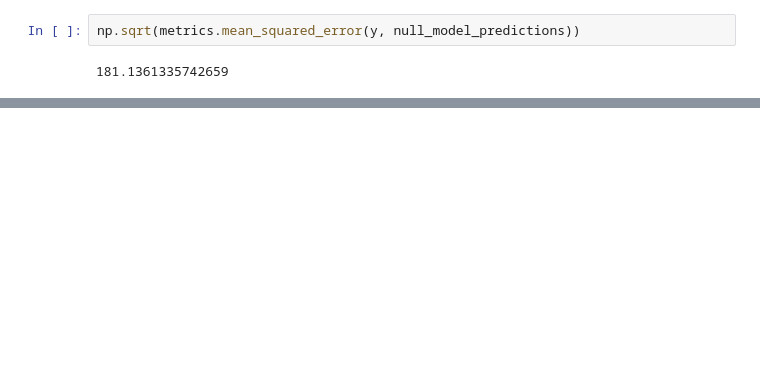
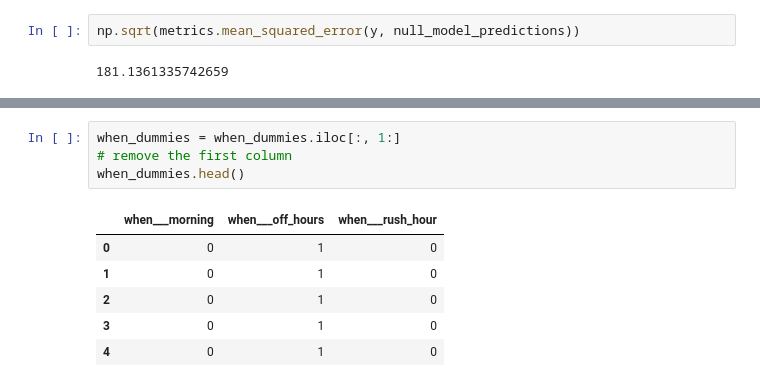
Before and after one commit to sturrion/Principles-of-Data-Science, a Jupyter notebook: Code/chapter_10.ipynb, the cells around one changed output, grey strips where cells are left out. Drawn from its saved outputs; the diff is of its cells as text; blank space fills up the shorter version.

```diff
--- a/Code/chapter_10.ipynb
+++ b/Code/chapter_10.ipynb
@@ -235,0 +365,11 @@ np.sqrt(metrics.mean_squared_error(y, null_model_predictions))
+# %%
+when_dummies = when_dummies.iloc[:, 1:]
+# remove the first column
+when_dummies.head()
+# %% [output]
+|  | when___morning | when___off_hours | when___rush_hour |
+| 0 | 0 | 1 | 0 |
+| 1 | 0 | 1 | 0 |
+| 2 | 0 | 1 | 0 |
+| 3 | 0 | 1 | 0 |
+| 4 | 0 | 1 | 0 |
```
Also changed, not shown: parts of 22 cells of this notebook.
